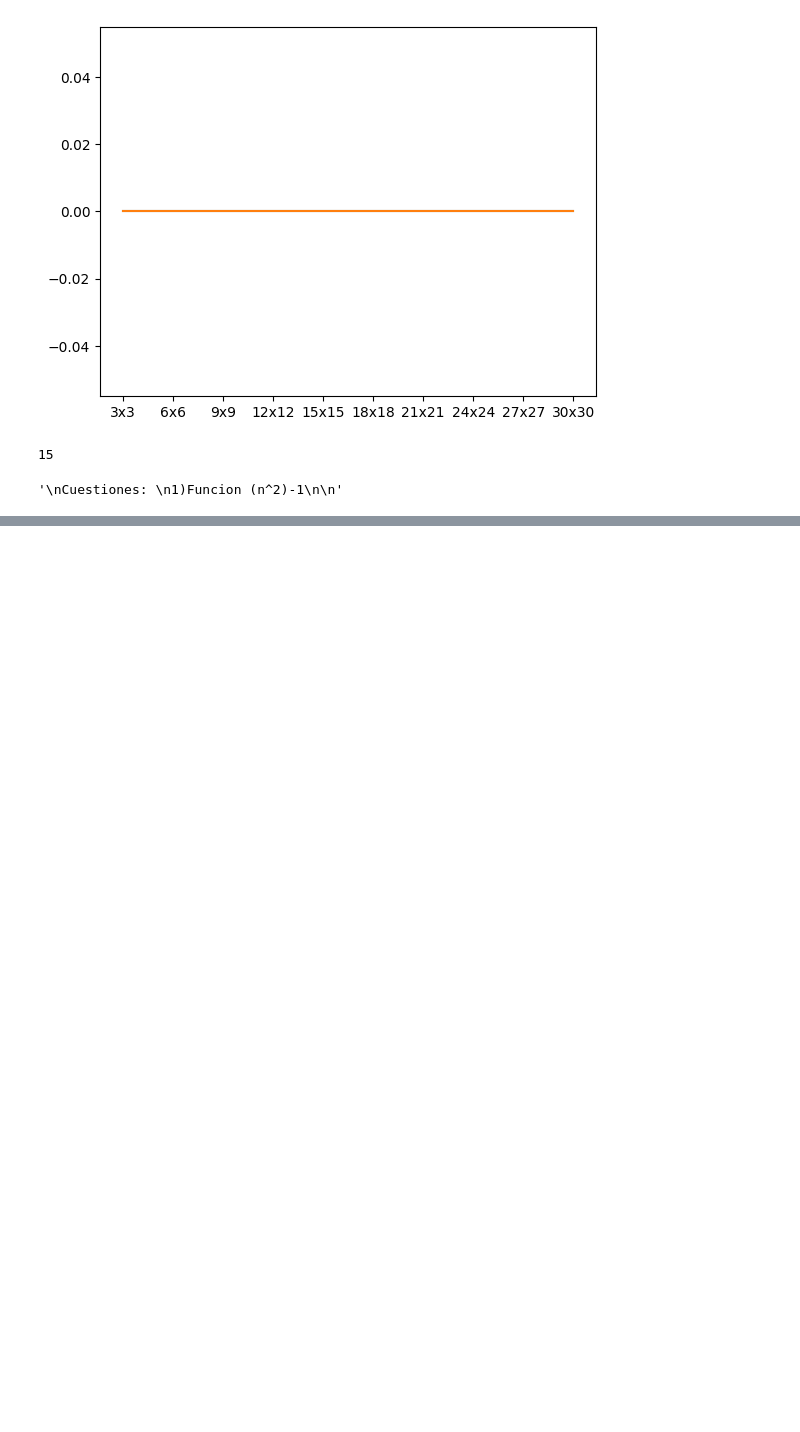
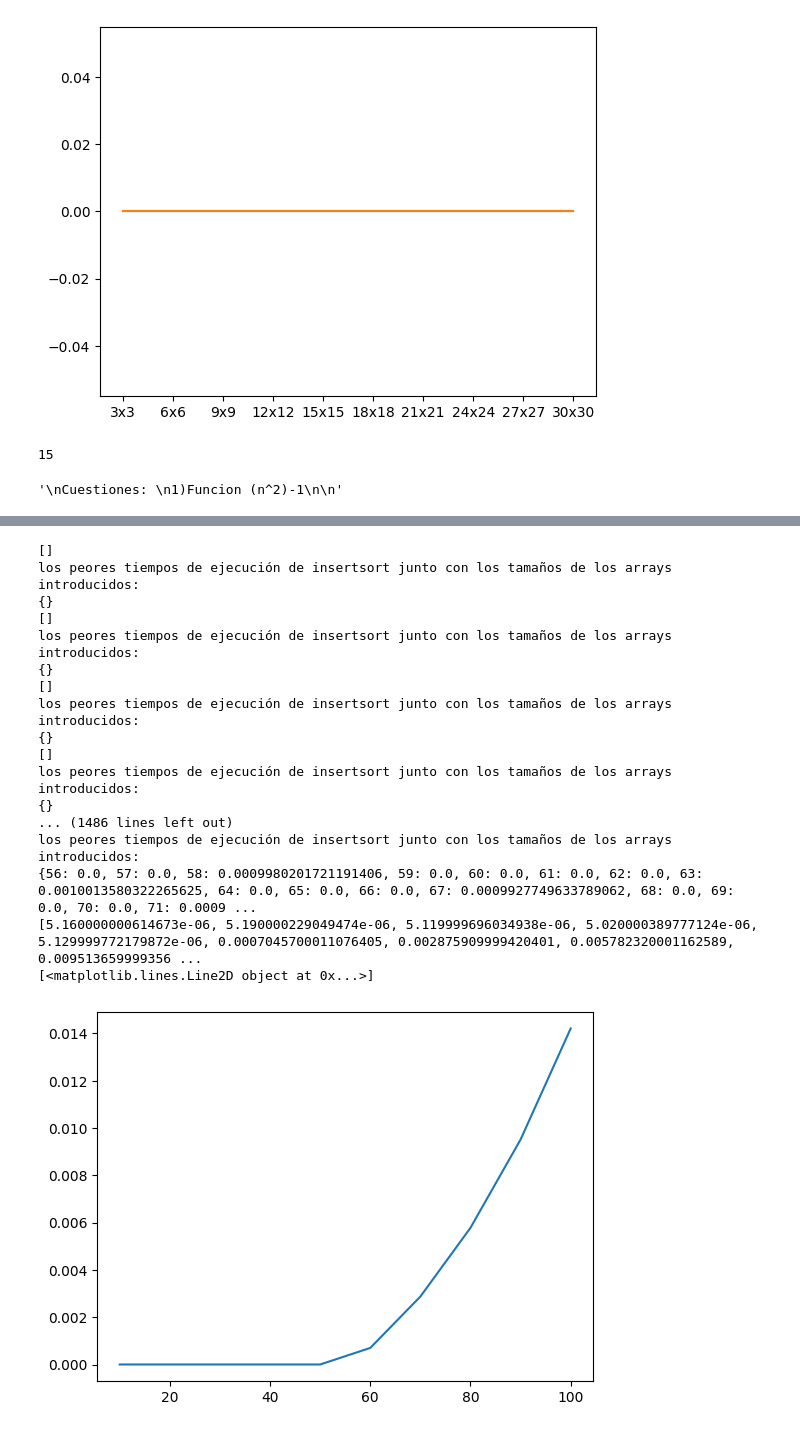
Before and after one commit to daviloncio/2o-cuatri, a Jupyter notebook: AN.ALGORITMOS PRACTICAS.ipynb, the cells around one changed output, grey strips where cells are left out. Drawn from its saved outputs; the diff is of its cells as text; code cells hidden in the pictures; blank space fills up the shorter version.

```diff
--- a/AN.ALGORITMOS PRACTICAS.ipynb
+++ b/AN.ALGORITMOS PRACTICAS.ipynb
@@ -293,0 +344,31 @@ media de los tiempos de ejecución de insertsort para permutaciones de con los t
+# %%
+l_i = []
+l_timings = []
+for i in range(1,11):
+    l_i.append(i*10)
+    timings = %timeit -o -n 10 -r 5 -q worst_time_insert_sort(56,10*i,1)
+    l_timings.append(timings.best)
+
+print(l_timings)#a continuación voy a crear una lista con las dimensiones de las distintas matrices
+
+
+print(plt.plot(l_i,l_timings))
+# %% [output]
+[]
+los peores tiempos de ejecución de insertsort junto con los tamaños de los arrays introducidos:
+{}
+[]
+los peores tiempos de ejecución de insertsort junto con los tamaños de los arrays introducidos:
+{}
+[]
+los peores tiempos de ejecución de insertsort junto con los tamaños de los arrays introducidos:
+{}
+[]
+los peores tiempos de ejecución de insertsort junto con los tamaños de los arrays introducidos:
+{}
+... (1486 lines left out)
+los peores tiempos de ejecución de insertsort junto con los tamaños de los arrays introducidos:
+{56: 0.0, 57: 0.0, 58: 0.0009980201721191406, 59: 0.0, 60: 0.0, 61: 0.0, 62: 0.0, 63: 0.0010013580322265625, 64: 0.0, 65: 0.0, 66: 0.0, 67: 0.0009927749633789062, 68: 0.0, 69: 0.0, 70: 0.0, 71: 0.0009 ...
+[5.160000000614673e-06, 5.190000229049474e-06, 5.119999696034938e-06, 5.020000389777124e-06, 5.129999772179872e-06, 0.0007045700011076405, 0.002875909999420401, 0.005782320001162589, 0.009513659999356 ...
+[<matplotlib.lines.Line2D object at 0x...>]
+[figure, added]
```
Also changed, not shown: parts of 5 cells of this notebook, 1 other file.
